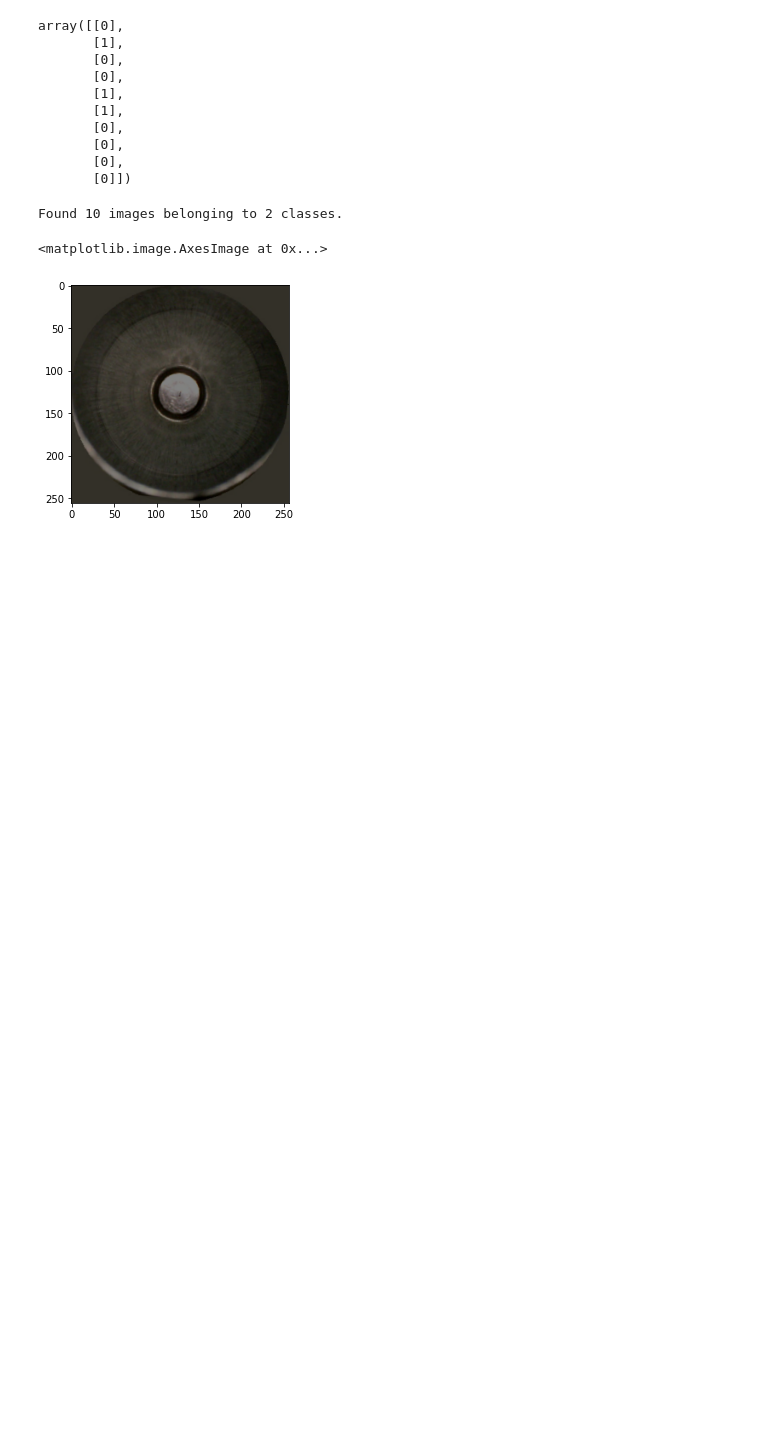
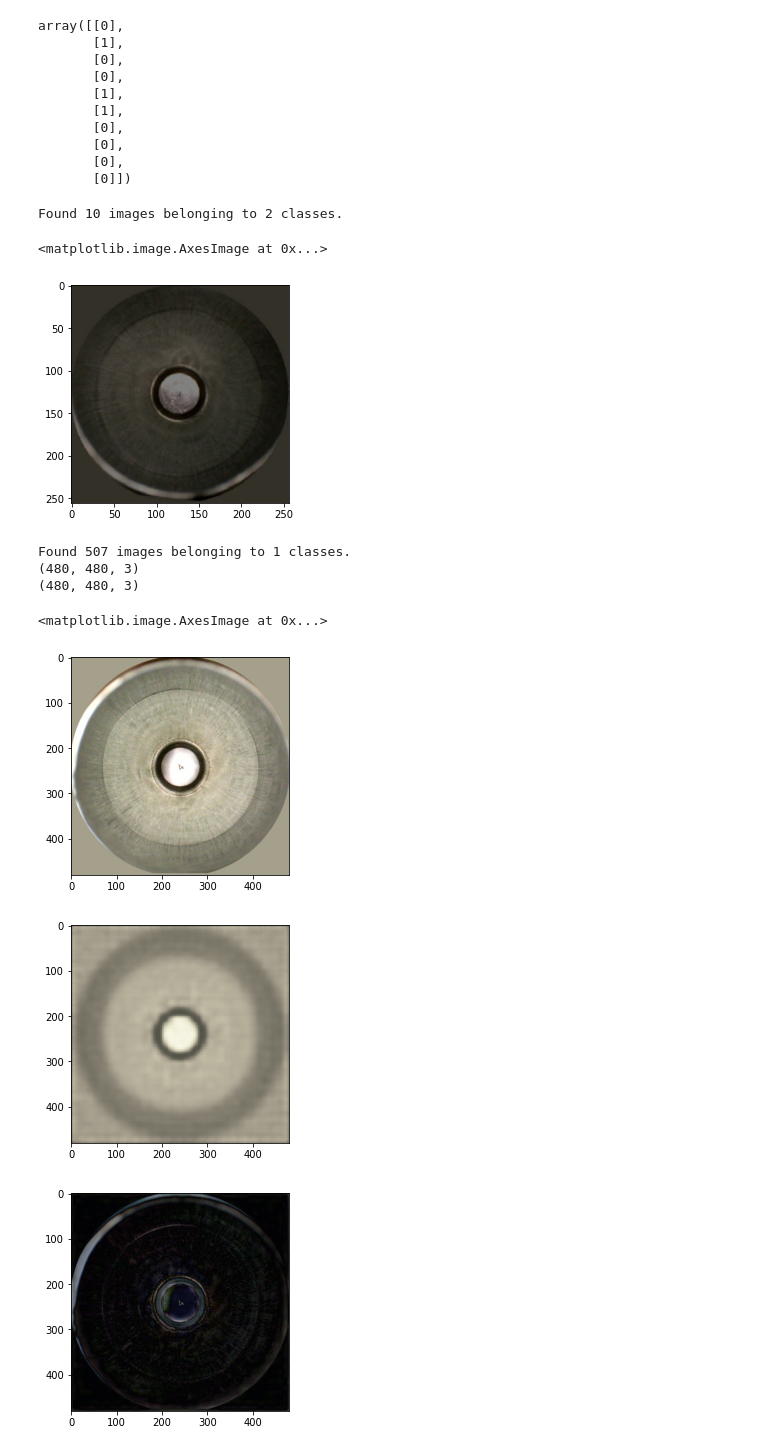
Before and after one commit to dfonnegra/collapsible-tube, a Jupyter notebook: src/ImageTestingNotebook.ipynb, the cells around one changed output. Drawn from its saved outputs; the diff is of its cells as text; code cells hidden in the pictures; blank space fills up the shorter version.

Commit message:
feat: added visual evaluation tools for autoencoders

```diff
--- a/src/ImageTestingNotebook.ipynb
+++ b/src/ImageTestingNotebook.ipynb
@@ -221,3 +224,41 @@ plt.imshow(next(gen.flow_from_directory(f"../img/test_special"))[0][1])
 Found 10 images belonging to 2 classes.
 <matplotlib.image.AxesImage at 0x...>
 [figure]
+# %%
+from joblib import load
+import gc
+import seaborn as sns
+
+model_dir = "../models/autoencoder_2/"
+model = tf.keras.models.load_model(f"{model_dir}/model_total_autoencoder.h5")
+history = load(f"{model_dir}/history.joblib")
+# %%
+gen = ImageDataGenerator(
+    rescale=1./255,
+)
+index = np.random.randint(0, 10)
+img = next(gen.flow_from_directory(
+    f"../img/test/",
+    target_size=(480, 480),
+    batch_size=32,
+    class_mode=None,
+    classes=['clean']
+))
+print(img[0].shape)
+print(img[1].shape)
+y_real = (img[index] * 255).astype(np.uint8)
+y_pred = (model.predict(img)[index] * 255).astype(np.uint8)
+diff = np.abs(y_pred.astype(np.float32) - y_real.astype(np.float32)).astype(np.uint8)
+plt.imshow(y_real)
+plt.figure()
+plt.imshow(y_pred)
+plt.figure()
+plt.imshow(diff)
+# %% [output]
+Found 507 images belonging to 1 classes.
+(480, 480, 3)
+(480, 480, 3)
+<matplotlib.image.AxesImage at 0x...>
+[figure, added]
+[figure, added]
+[figure, added]
```
Also changed, not shown: parts of 6 cells of this notebook, 1 other file.
